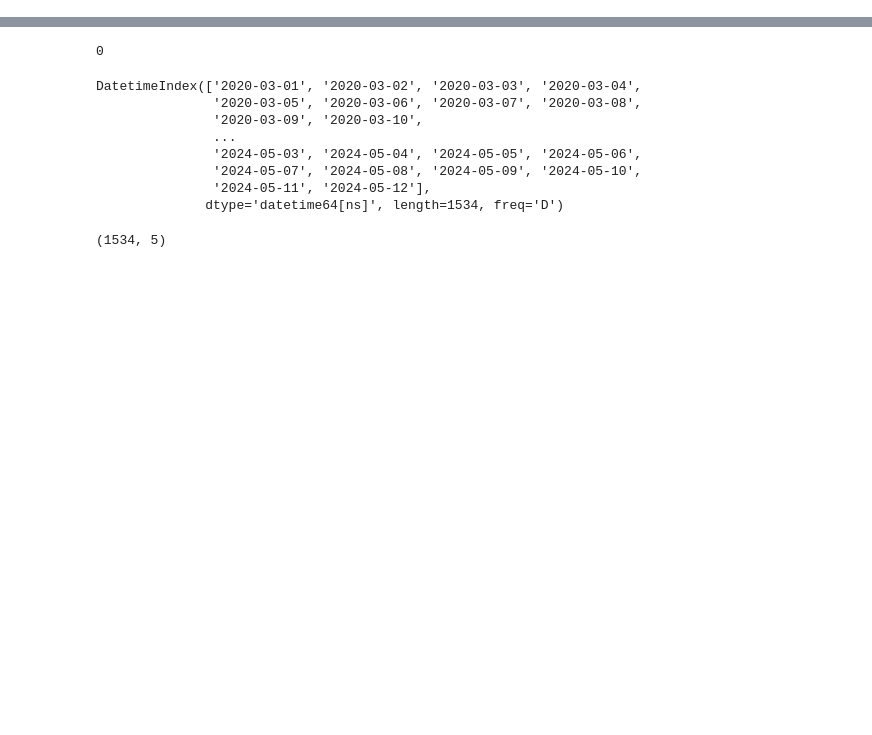
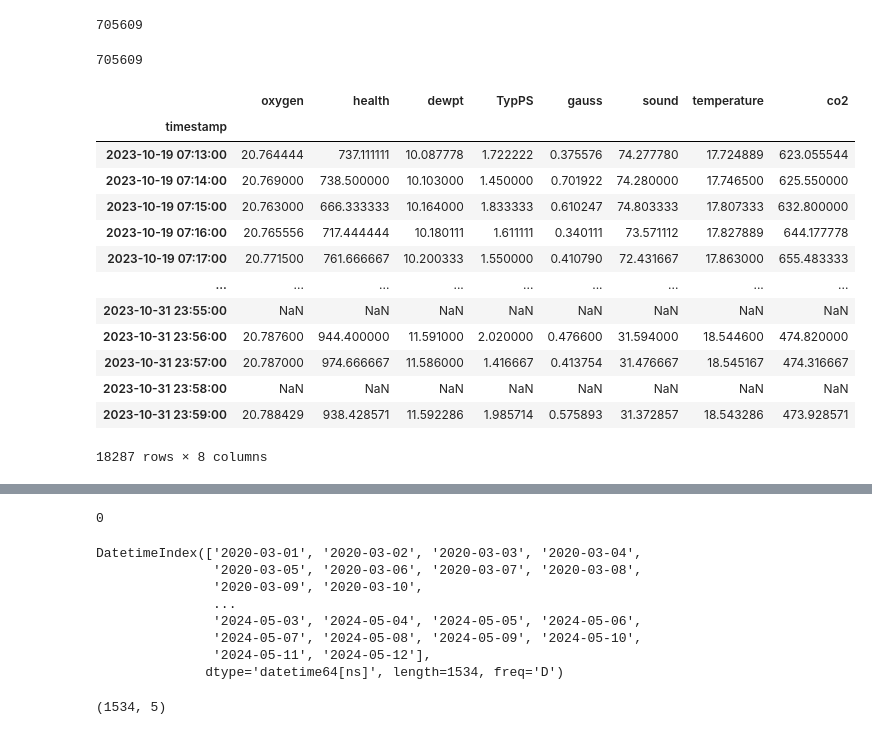
Before and after one commit to yarynakorduba/master-thesis-full-stack, a Jupyter notebook: data_processing.ipynb, the cells around one changed output, grey strips where cells are left out. Saved outputs shown, nothing was run; the diff lists cells and outputs as text; code cells hidden in the pictures; blank space fills up the shorter version.

```diff
--- a/data_processing.ipynb
+++ b/data_processing.ipynb
@@ -10,0 +83,4 @@ data_df = pd.read_csv('src/api/data/cumulative-deaths-and-cases-covid-19.csv')
+# %%
+data_df.size
+# %% [output]
+705609
@@ -10,0 +90,23 @@ data_df = pd.read_csv('src/api/data/cumulative-deaths-and-cases-covid-19.csv')
+# %%
+data_df.size
+# %% [output]
+705609
+# %%
+data_df_1m = data_df.groupby(pd.Grouper(key='timestamp', freq='1min')).mean()
+# %%
+data_df_1m
+# %% [output]
+|  | oxygen | health | dewpt | TypPS | gauss | sound | temperature | co2 |
+| timestamp |  |  |  |  |  |  |  |  |
+| 2023-10-19 07:13:00 | 20.764444 | 737.111111 | 10.087778 | 1.722222 | 0.375576 | 74.277780 | 17.724889 | 623.055544 |
+| 2023-10-19 07:14:00 | 20.769000 | 738.500000 | 10.103000 | 1.450000 | 0.701922 | 74.280000 | 17.746500 | 625.550000 |
+| 2023-10-19 07:15:00 | 20.763000 | 666.333333 | 10.164000 | 1.833333 | 0.610247 | 74.803333 | 17.807333 | 632.800000 |
+| 2023-10-19 07:16:00 | 20.765556 | 717.444444 | 10.180111 | 1.611111 | 0.340111 | 73.571112 | 17.827889 | 644.177778 |
+| 2023-10-19 07:17:00 | 20.771500 | 761.666667 | 10.200333 | 1.550000 | 0.410790 | 72.431667 | 17.863000 | 655.483333 |
+| ... | ... | ... | ... | ... | ... | ... | ... | ... |
+| 2023-10-31 23:55:00 | NaN | NaN | NaN | NaN | NaN | NaN | NaN | NaN |
+| 2023-10-31 23:56:00 | 20.787600 | 944.400000 | 11.591000 | 2.020000 | 0.476600 | 31.594000 | 18.544600 | 474.820000 |
+| 2023-10-31 23:57:00 | 20.787000 | 974.666667 | 11.586000 | 1.416667 | 0.413754 | 31.476667 | 18.545167 | 474.316667 |
+| 2023-10-31 23:58:00 | NaN | NaN | NaN | NaN | NaN | NaN | NaN | NaN |
+| 2023-10-31 23:59:00 | 20.788429 | 938.428571 | 11.592286 | 1.985714 | 0.575893 | 31.372857 | 18.543286 | 473.928571 |
+18287 rows × 8 columns
```
Also changed, not shown: parts of 34 cells of this notebook, 14 other files.
